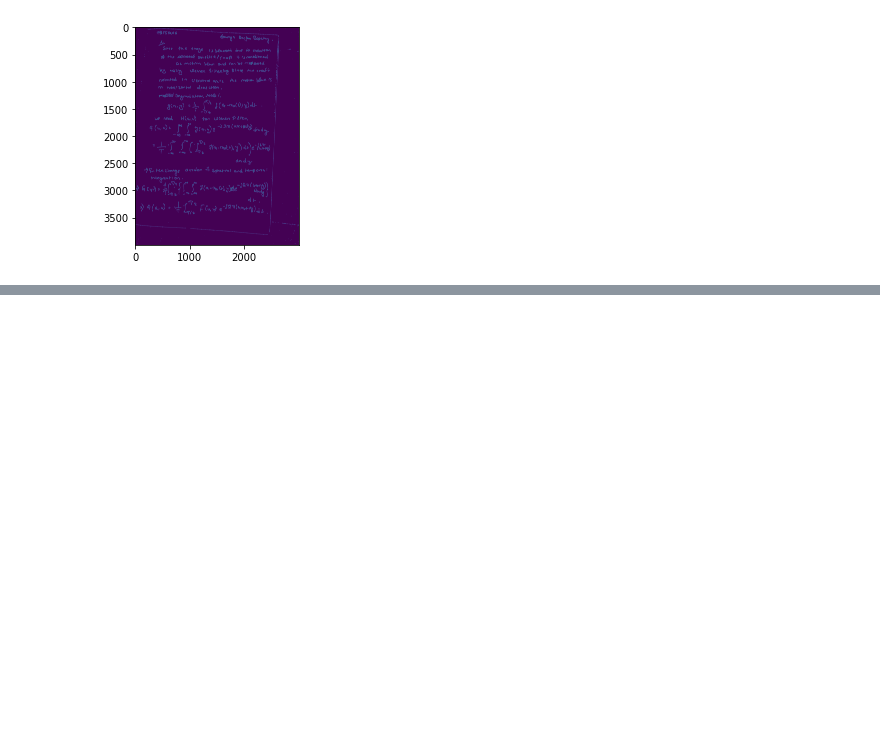
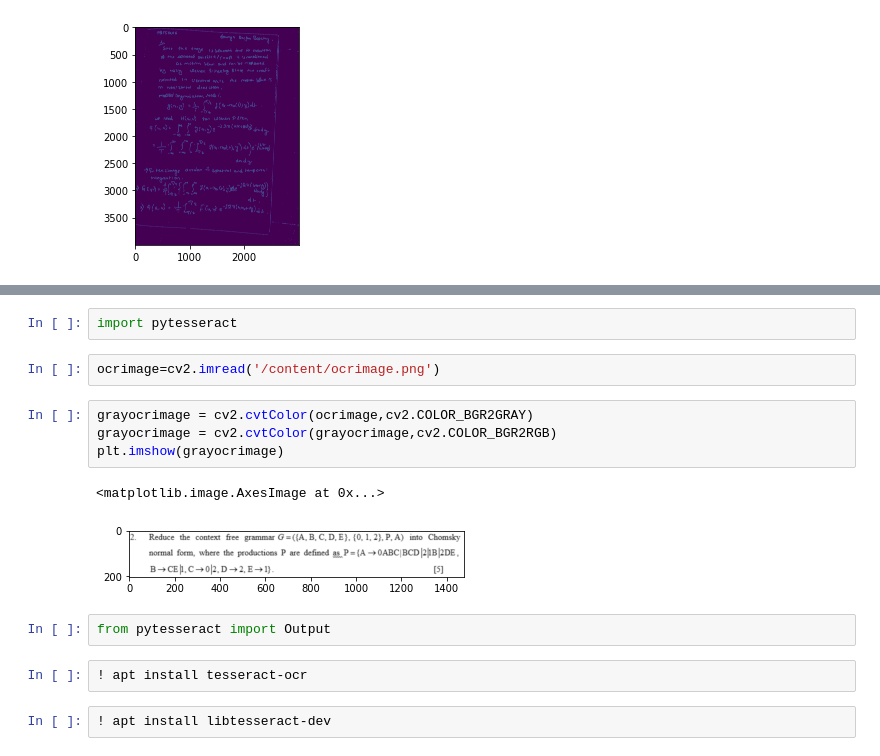
Before and after one commit to nexus-hash/Document-Digitisation, a Jupyter notebook: Image_Proc_Project.ipynb, the cells around one changed output, grey strips where cells are left out. Cells and saved outputs as stored; diff of their text form; blank space fills up the shorter version.

```diff
--- a/Image_Proc_Project.ipynb
+++ b/Image_Proc_Project.ipynb
@@ -37,0 +50,17 @@ error: ignored
+# %%
+import pytesseract
+# %%
+ocrimage=cv2.imread('/content/ocrimage.png')
+# %%
+grayocrimage = cv2.cvtColor(ocrimage,cv2.COLOR_BGR2GRAY)
+grayocrimage = cv2.cvtColor(grayocrimage,cv2.COLOR_BGR2RGB)
+plt.imshow(grayocrimage)
+# %% [output]
+<matplotlib.image.AxesImage at 0x...>
+[figure, added]
+# %%
+from pytesseract import Output
+# %%
+! apt install tesseract-ocr
+# %%
+! apt install libtesseract-dev
```
Also changed, not shown: parts of 9 cells of this notebook.
